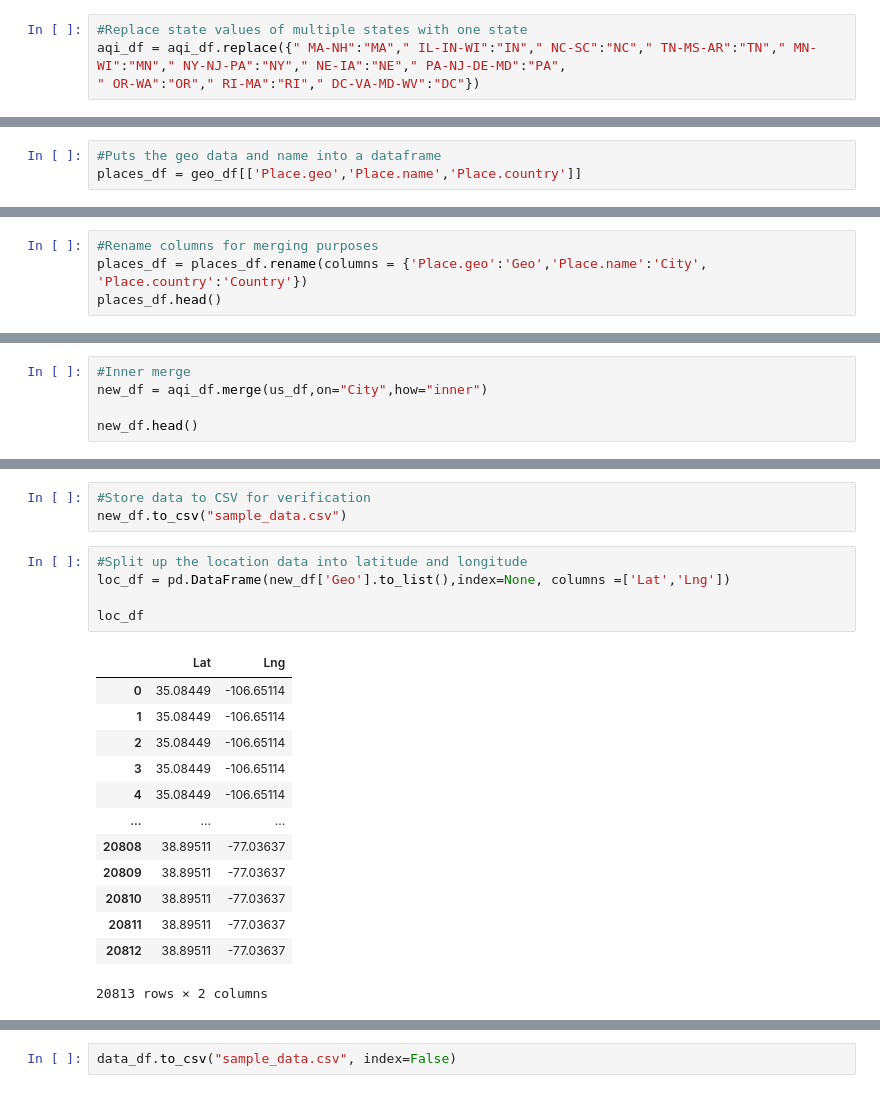
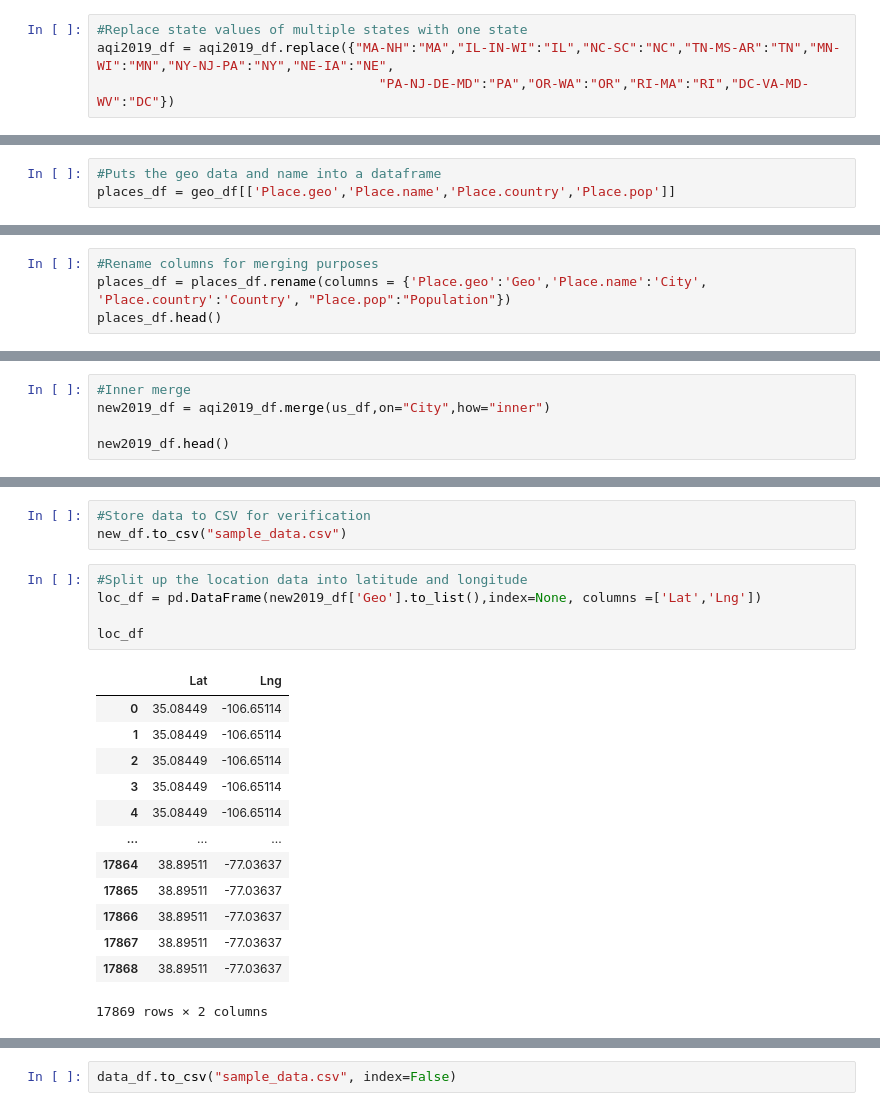
Before and after one commit to BenSnyder90/US-Air-Quality-During-COVID-19, a Jupyter notebook: merge_data.ipynb, the cells around one changed output, grey strips where cells are left out. Drawn from its saved outputs; the diff is of its cells as text.

```diff
--- a/merge_data.ipynb
+++ b/merge_data.ipynb
@@ -48,5 +58,6 @@ aqi_df = aqi_df.replace({"Atlanta-Sandy Springs-Roswell":"Atlanta","Austin-Round
                         "San Jose","Seattle-Tacoma-Bellevue":"Seattle","Washington-Arlington-Alexandria":"Washington, D.C."})
 # %%
 #Replace state values of multiple states with one state
-aqi_df = aqi_df.replace({" MA-NH":"MA"," IL-IN-WI":"IN"," NC-SC":"NC"," TN-MS-AR":"TN"," MN-WI":"MN"," NY-NJ-PA":"NY"," NE-IA":"NE"," PA-NJ-DE-MD":"PA",                                    " OR-WA":"OR"," RI-MA":"RI"," DC-VA-MD-WV":"DC"})
+aqi2019_df = aqi2019_df.replace({"MA-NH":"MA","IL-IN-WI":"IL","NC-SC":"NC","TN-MS-AR":"TN","MN-WI":"MN","NY-NJ-PA":"NY","NE-IA":"NE",
+                                    "PA-NJ-DE-MD":"PA","OR-WA":"OR","RI-MA":"RI","DC-VA-MD-WV":"DC"})
 # %%
@@ -97,6 +123,6 @@ geo_df.head()
 # %%
 #Puts the geo data and name into a dataframe
-places_df = geo_df[['Place.geo','Place.name','Place.country']]
+places_df = geo_df[['Place.geo','Place.name','Place.country','Place.pop']]
 # %%
 places_df.head()
 # %% [output]
@@ -109,5 +135,5 @@ places_df.head()
 # %%
 #Rename columns for merging purposes
-places_df = places_df.rename(columns = {'Place.geo':'Geo','Place.name':'City', 'Place.country':'Country'})
+places_df = places_df.rename(columns = {'Place.geo':'Geo','Place.name':'City', 'Place.country':'Country', "Place.pop":"Population"})
 places_df.head()
 # %% [output]
@@ -149,9 +176,9 @@ us_df = us_df.replace({"Manhattan":"New York City"})
 us_df.to_csv("us_locations.csv")
 # %%
 #Inner merge
-new_df = aqi_df.merge(us_df,on="City",how="inner")
+new2019_df = aqi2019_df.merge(us_df,on="City",how="inner")
 
-new_df.head()
+new2019_df.head()
 # %% [output]
 |  | CBSA | CBSA Code | Date | AQI | Category | Defining Parameter | Defining Site | ... |
 | 0 | Albuquerque, NM | 10740 | 2019-01-01 | 42 | Good | PM10 | 35-001-0029 | ... |
@@ -185,22 +212,22 @@ Name: State, dtype: int64
 new_df.to_csv("sample_data.csv")
 # %%
 #Split up the location data into latitude and longitude
-loc_df = pd.DataFrame(new_df['Geo'].to_list(),index=None, columns =['Lat','Lng'])
+loc_df = pd.DataFrame(new2019_df['Geo'].to_list(),index=None, columns =['Lat','Lng'])
 
 loc_df
 # %% [output]
 |  | Lat | Lng |
 | 0 | 35.08449 | -106.65114 |
 | 1 | 35.08449 | -106.65114 |
 | 2 | 35.08449 | -106.65114 |
 | 3 | 35.08449 | -106.65114 |
 | 4 | 35.08449 | -106.65114 |
 | ... | ... | ... |
-| 20808 | 38.89511 | -77.03637 |
-| 20809 | 38.89511 | -77.03637 |
-| 20810 | 38.89511 | -77.03637 |
-| 20811 | 38.89511 | -77.03637 |
-| 20812 | 38.89511 | -77.03637 |
+| 17864 | 38.89511 | -77.03637 |
+| 17865 | 38.89511 | -77.03637 |
+| 17866 | 38.89511 | -77.03637 |
+| 17867 | 38.89511 | -77.03637 |
+| 17868 | 38.89511 | -77.03637 |
-20813 rows × 2 columns
+17869 rows × 2 columns
 # %%
 #Join the divided lat/lng df to the main dataframe
```
Also changed, not shown: parts of 24 cells of this notebook.
